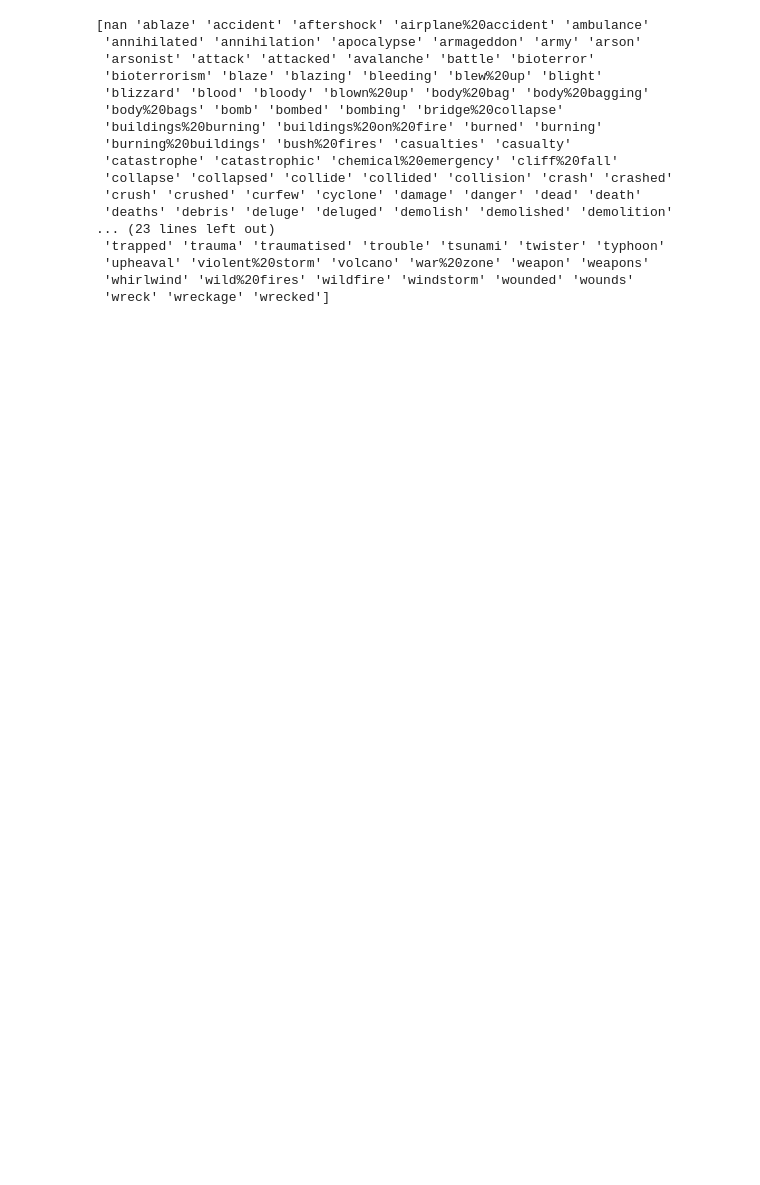
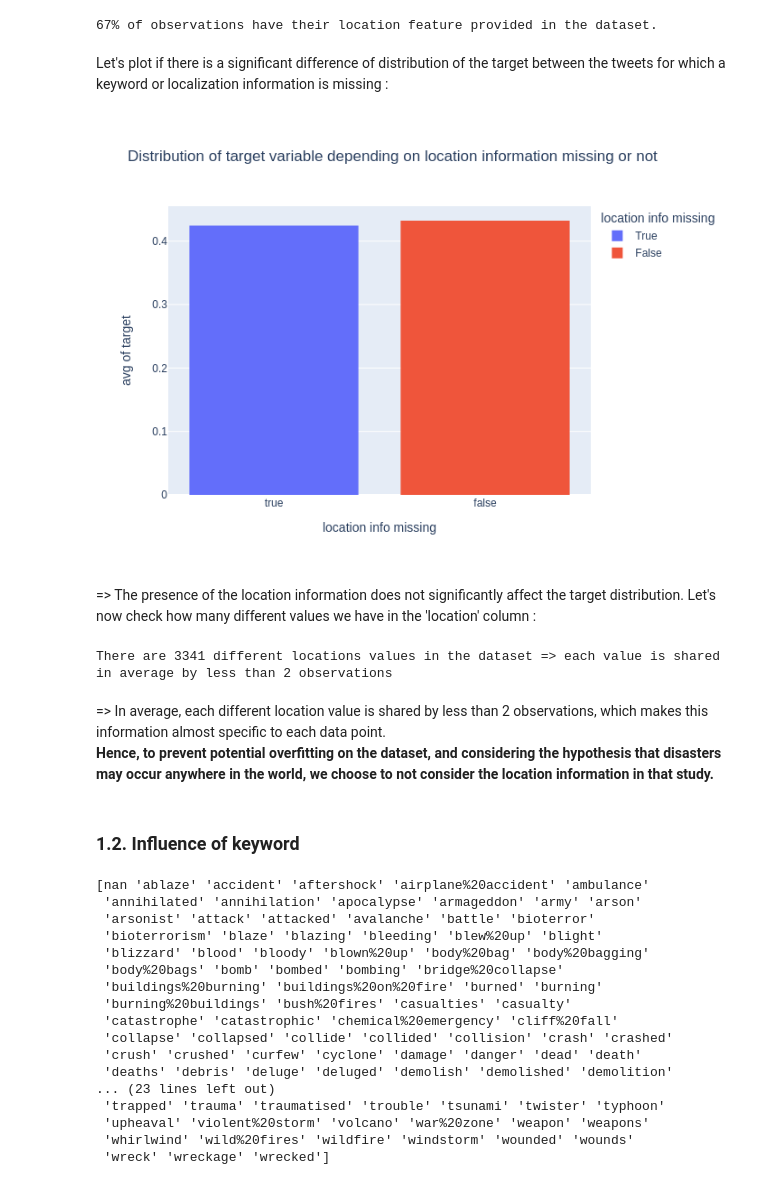
Before and after one commit to Acsts/Deep_Learning_NLP--Disaster_tweets_classification, a Jupyter notebook: Project_Disaster_Tweets.ipynb, the cells around one changed output. Cells and saved outputs as stored; diff of their text form; code cells hidden in the pictures; blank space fills up the shorter version.

```diff
--- a/Project_Disaster_Tweets.ipynb
+++ b/Project_Disaster_Tweets.ipynb
@@ -36,3 +81,30 @@ The dataset seems quite balanced in terms of target distribution.
+# %%
+print(f"{round(len(df_with_loc)/len(df)*100)}% of observations have their location feature provided in the dataset.")
+# %% [output]
+67% of observations have their location feature provided in the dataset.
+# %% [markdown]
+Let's plot if there is a significant difference of distribution of the target between the tweets for which a keyword or localization information is missing :
+# %%
+location_hist = px.histogram(df, x = df['location'].isna(), y = 'target', color = df['location'].isna(), histfunc = 'avg',
+                             title = "Distribution of target variable depending on location information missing or not",
+                             labels = {
+                                 "x": "location info missing",
+                                 "color" : "location info missing"
+                                  })
+location_hist.show()
+# %% [output]
+[figure, added]
+# %% [markdown]
+=> The presence of the location information does not significantly affect the target distribution. Let's now check how many different values we have in the 'location' column :
+# %%
+print(f"There are {df['location'].nunique()} different locations values in the dataset => each value is shared in average by less than {math.ceil(len(df_with_loc)/df['location'].nunique())} observations")
+# %% [output]
+There are 3341 different locations values in the dataset => each value is shared in average by less than 2 observations
+# %% [markdown]
+=> In average, each different location value is shared by less than 2 observations, which makes this information almost specific to each data point.
+**Hence, to prevent potential overfitting on the dataset, and considering the hypothesis that disasters may occur anywhere in the world, we choose to not consider the location information in that study.**
+# %% [markdown]
+### 1.2. Influence of keyword
 # %%
 print(df['keyword'].unique())
 # %% [output]
```
Also changed, not shown: parts of 113 cells of this notebook, 3 other files.
